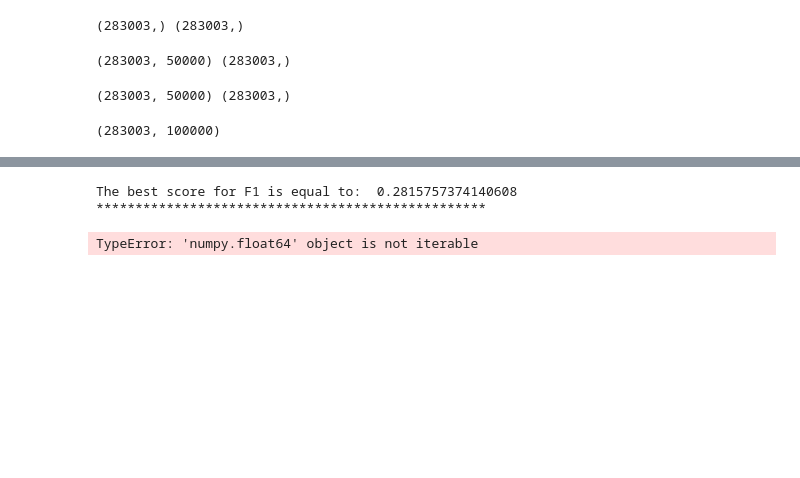
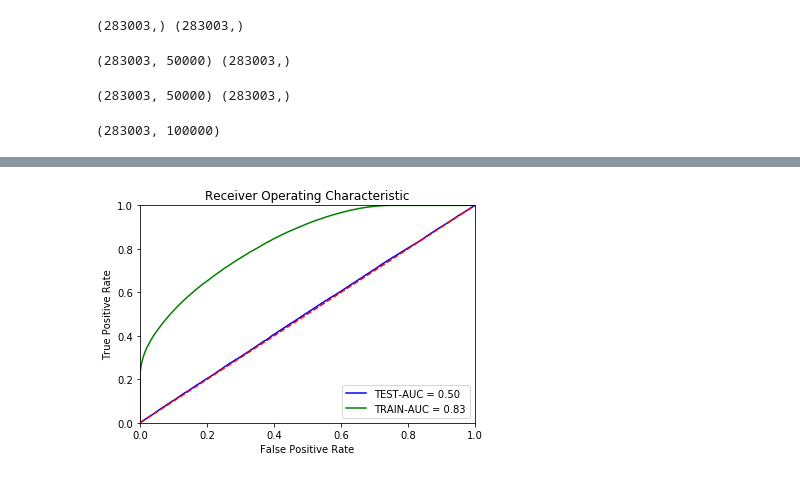
Before and after one commit to aman-sawarn/Quora-Question-Pair-Similarity, a Jupyter notebook: 4.ML_models.ipynb, the cells around one changed output, grey strips where cells are left out. Saved outputs shown, nothing was run; the diff lists cells and outputs as text; code cells hidden in the pictures; blank space fills up the shorter version.

```diff
--- a/4.ML_models.ipynb
+++ b/4.ML_models.ipynb
@@ -611,26 +598,24 @@ from sklearn.metrics import roc_auc_score
 # %%
-lr = LogisticRegression(C=50)
-lr.fit(X_train_tfidf, y_train)
-y_pred=lr.predict(X_test_tfidf)
-print('The best score for F1 is equal to: ', f1_score(y_test, y_pred))
-cm=confusion_matrix(y_test, y_pred.round())
-print('*'*50)
-fpr, tpr, threshold = roc_auc_score(np.array(y_test), np.array(y_pred))
-roc_auc = metrics.auc(fpr, tpr)
-import matplotlib.pyplot as plt
+fpr1, tpr1, threshold = metrics.roc_curve(y_test, pred1)
+fpr2, tpr2, threshold = metrics.roc_curve(y_train, pred2)
+
+
+roc_auc1 = metrics.auc(fpr1, tpr1)
+roc_auc2 = metrics.auc(fpr2, tpr2)
+
 plt.title('Receiver Operating Characteristic')
-plt.plot(fpr, tpr, 'b', label = 'AUC = %0.2f' % roc_auc)
+plt.plot(fpr1, tpr1, 'b', label='TEST-AUC = %0.2f' % roc_auc1)
+plt.plot(fpr2, tpr2, 'g', label = 'TRAIN-AUC = %0.2f' % roc_auc2)
 plt.legend(loc = 'lower right')
 plt.plot([0, 1], [0, 1],'r--')
 plt.xlim([0, 1])
 plt.ylim([0, 1])
 plt.ylabel('True Positive Rate')
 plt.xlabel('False Positive Rate')
+plt.legend()
 plt.show()
 # %% [output]
-The best score for F1 is equal to:  0.2815757374140608
-**************************************************
-TypeError: 'numpy.float64' object is not iterable
+[figure, added]
 # %%
 sns.heatmap(cm, annot=True, fmt="d")
 plt.show()
```
Also changed, not shown: parts of 9 cells of this notebook.
